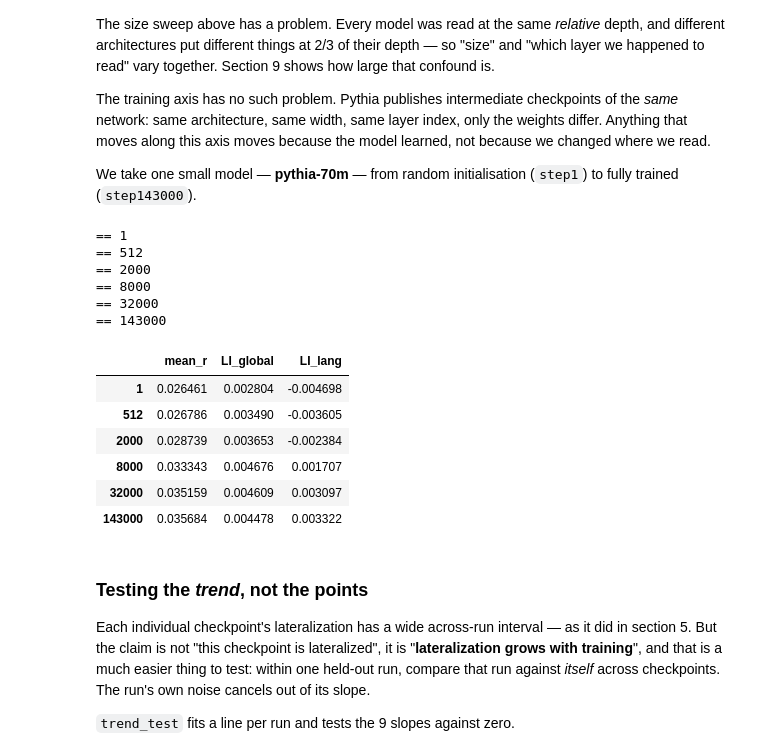
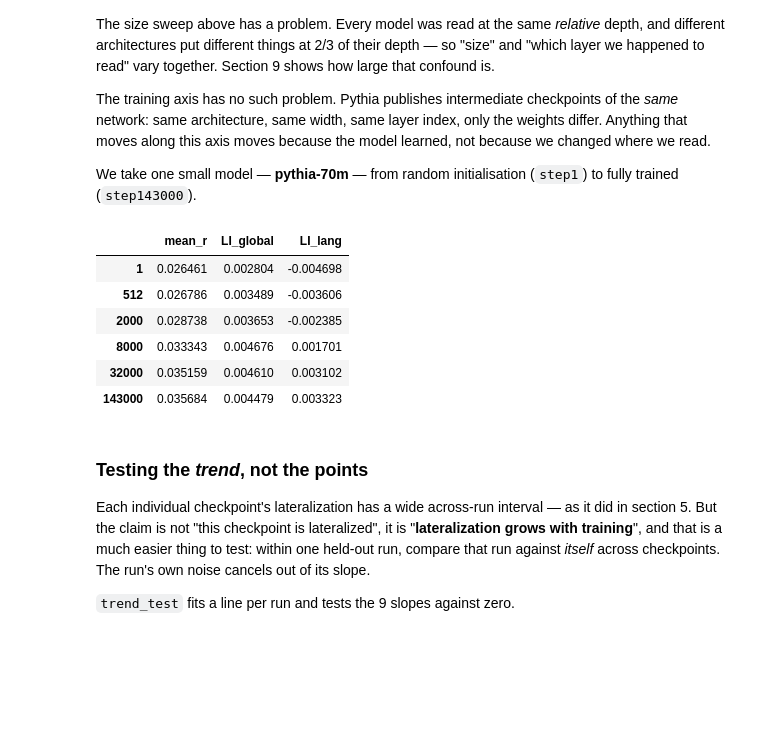
Before and after one commit to BelCorentin/lpp-lateralization-workshop, a Jupyter notebook: notebooks/lpp_lateralization.executed.ipynb, the cells around one changed output. Saved outputs shown, nothing was run; the diff lists cells and outputs as text; code cells hidden in the pictures; blank space fills up the shorter version.

```diff
--- a/notebooks/lpp_lateralization.executed.ipynb
+++ b/notebooks/lpp_lateralization.executed.ipynb
@@ -346,36 +484,21 @@ learned, not because we changed where we read.
 We take one small model — **pythia-70m** — from random initialisation
 (`step1`) to fully trained (`step143000`).
 # %%
-from neuralset.extractors.text import HuggingFaceTextConfig
-
-STEP_MODEL = "EleutherAI/pythia-70m"
 STEPS = [1, 512, 2000, 8000, 32000, 143000]   # valid Pythia revisions
 
-step_folds = {}
-for st in STEPS:
-    print("==", st, flush=True)
-    h = pl.hf_features(ctx_events, STEP_MODEL, contextualized=True, device=DEVICE,
-                       cache_dir=CACHE,
-                       hf_config=HuggingFaceTextConfig(model_kwargs={"revision": f"step{st}"}))
-    step_folds[st] = pl.encode_corr(h, ctx_events, timelines, bold, per_fold=True)
-    del h; gc.collect(); torch.cuda.is_available() and torch.cuda.empty_cache()
+step_folds = {st: folds_for(f"step-{st}", "EleutherAI/pythia-70m", revision=f"step{st}")
+              for st in STEPS}
 
 pd.DataFrame({st: pl.metrics(f.mean(0), brain, lang_left)
               for st, f in step_folds.items()}).T[["mean_r", "LI_global", "LI_lang"]]
 # %% [output]
-== 1
-== 512
-== 2000
-== 8000
-== 32000
-== 143000
 |  | mean_r | LI_global | LI_lang |
 | 1 | 0.026461 | 0.002804 | -0.004698 |
-| 512 | 0.026786 | 0.003490 | -0.003605 |
-| 2000 | 0.028739 | 0.003653 | -0.002384 |
-| 8000 | 0.033343 | 0.004676 | 0.001707 |
-| 32000 | 0.035159 | 0.004609 | 0.003097 |
-| 143000 | 0.035684 | 0.004478 | 0.003322 |
+| 512 | 0.026786 | 0.003489 | -0.003606 |
+| 2000 | 0.028738 | 0.003653 | -0.002385 |
+| 8000 | 0.033343 | 0.004676 | 0.001701 |
+| 32000 | 0.035159 | 0.004610 | 0.003102 |
+| 143000 | 0.035684 | 0.004479 | 0.003323 |
 # %% [markdown]
 ### Testing the *trend*, not the points
 
```
Also changed, not shown: parts of 24 cells of this notebook, 8 other files.
